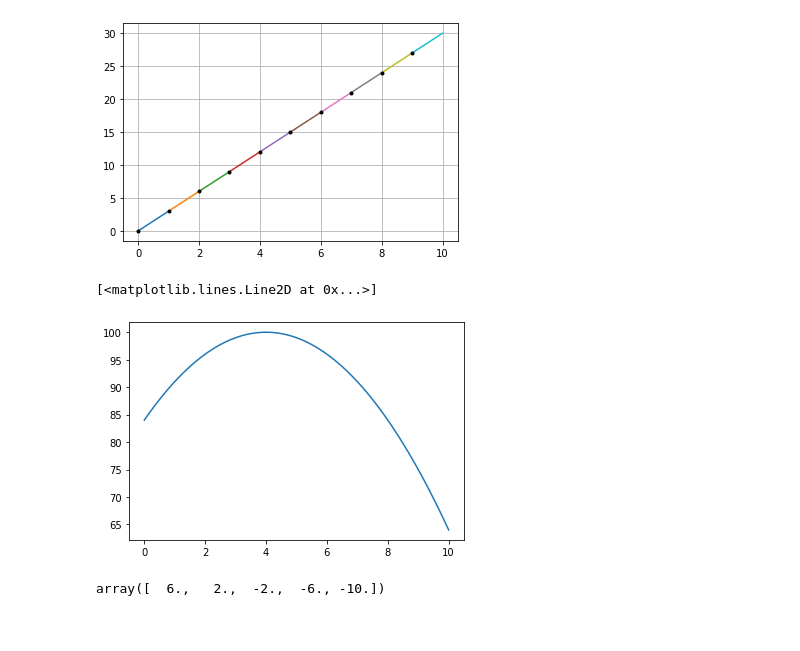
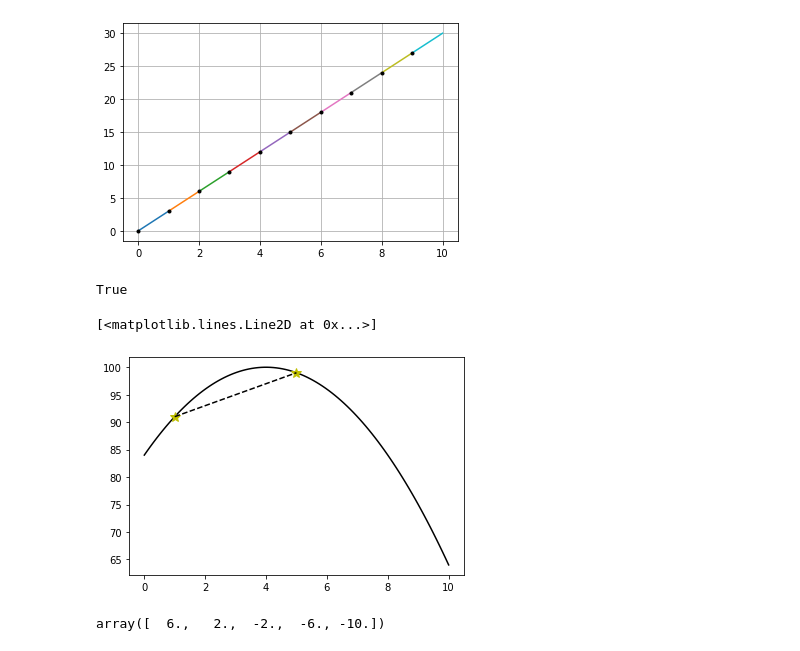
Before and after one commit to restrepo/Calculus, a Jupyter notebook: Differential_Calculus.ipynb, the cells around one changed output. Drawn from its saved outputs; the diff is of its cells as text; code cells hidden in the pictures.

```diff
--- a/Differential_Calculus.ipynb
+++ b/Differential_Calculus.ipynb
@@ -91,8 +127,19 @@ def y(x):
-# %%
-plt.plot(x100,y(x100))
-# %% [output]
-[<matplotlib.lines.Line2D at 0x...>]
-[figure, removed]
+# %%
+isinstance([1,2],list)
+# %% [output]
+True
+# %%
+x100=np.linspace(0,10,100)
+def f(x):
+    if isinstance(x,list):
+        x=np.array(x)
+    return -(x-4)**2+100
+plt.plot(x100,f(x100),'k-')
+plt.plot([1,5],f([1,5]),'y*',markersize=10)
+plt.plot([1,5],f([1,5]),'k--',markersize=10)
+# %% [output]
+[<matplotlib.lines.Line2D at 0x...>]
+[figure, added]
 # %%
 x=np.linspace(0,10,6)
 Δx=x[1:]-x[:-1]
```
Also changed, not shown: parts of 10 cells of this notebook.
